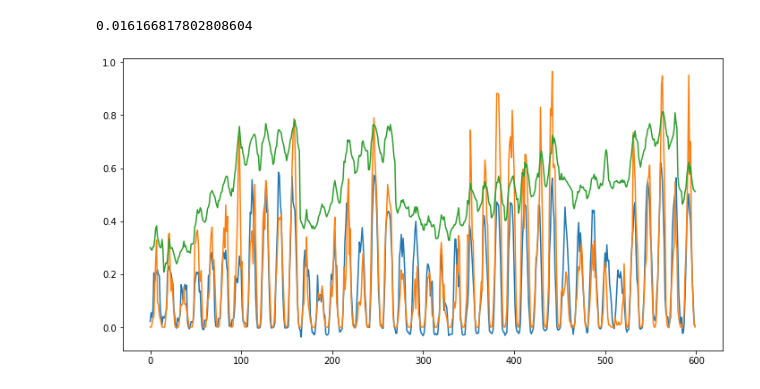
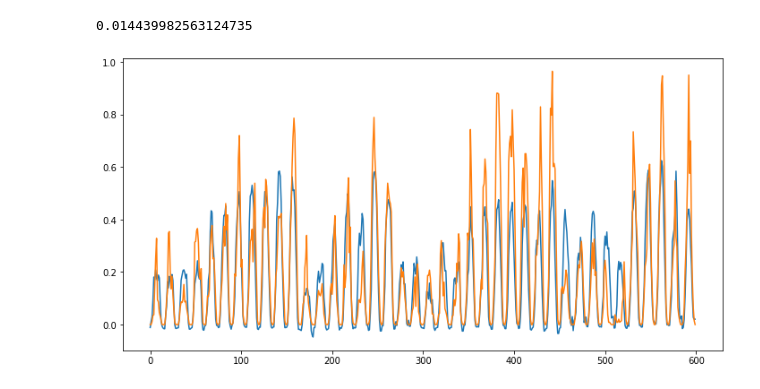
Before and after one commit to WryBin/Elec3, a Jupyter notebook: LightGBM.ipynb, the cells around one changed output. Cells and saved outputs as stored; diff of their text form; code cells hidden in the pictures.

```diff
--- a/LightGBM.ipynb
+++ b/LightGBM.ipynb
@@ -140,13 +82,13 @@ Did not meet early stopping. Best iteration is:
 # %%
 plt.figure(figsize=(12, 6))
 plt.plot(Y_pred)
-plt.plot(val_data['Radiation'])
-plt.plot(val_data['Temp'])
+plt.plot(pre_data['Radiation'])
+# plt.plot(val_data['Temp'])
 # plt.plot(val_data['Spd'])
 # plt.plot(val_data['Dir'])
 
 from sklearn.metrics import mean_squared_error
-mean_squared_error(val_data['Radiation'], Y_pred)
+mean_squared_error(pre_data['Radiation'], Y_pred)
 # %% [output]
-0.016166817802808604
+0.014439982563124735
-[figure, old version]
+[figure, new version]
```
Also changed, not shown: parts of 5 cells of this notebook, 6 other files.
